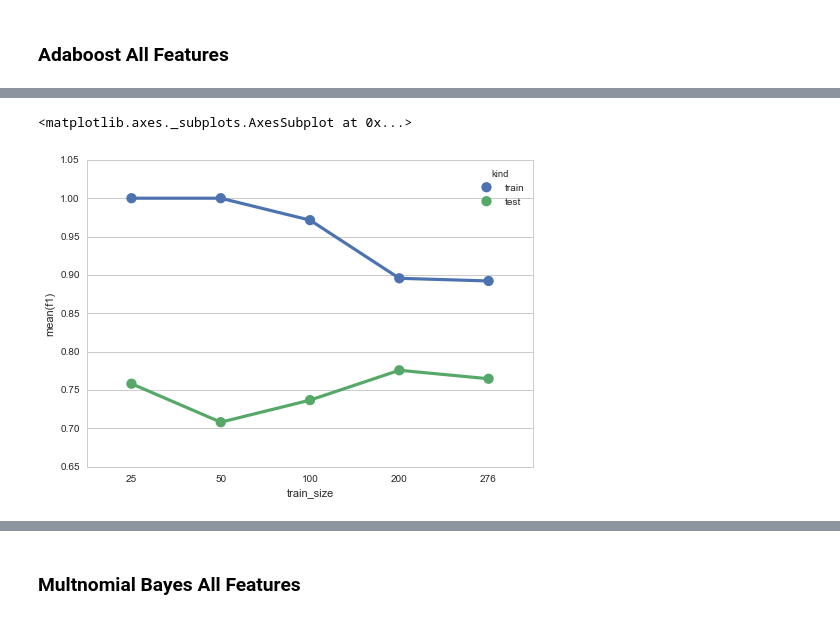
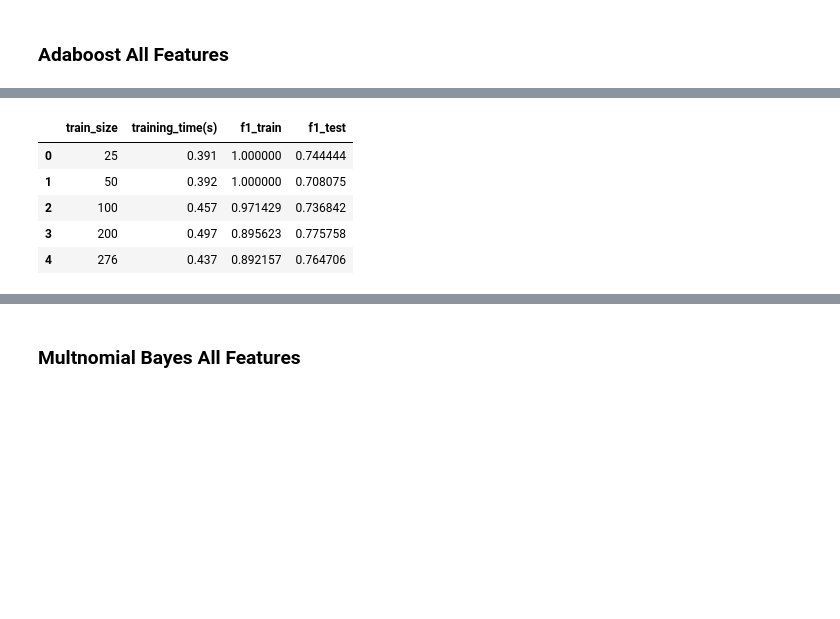
Before and after one commit to baumanab/Udacity_MachineLearningEngineer_ND, a Jupyter notebook: projects/student_intervention/student_intervention.ipynb, the cells around one changed output, grey strips where cells are left out. Drawn from its saved outputs; the diff is of its cells as text; code cells hidden in the pictures; blank space fills up the shorter version.

```diff
--- a/projects/student_intervention/student_intervention.ipynb
+++ b/projects/student_intervention/student_intervention.ipynb
@@ -493,5 +490,10 @@ melted
-# %%
-sns.pointplot(x= 'train_size', y= 'f1', hue= 'kind', data = melted)
-# %% [output]
-<matplotlib.axes._subplots.AxesSubplot at 0x...>
-[figure, removed]
+# %%
+adaboost_metrics = build_clf_metrics_table(metrics)
+adaboost_metrics
+# %% [output]
+|  | train_size | training_time(s) | f1_train | f1_test |
+| 0 | 25 | 0.391 | 1.000000 | 0.744444 |
+| 1 | 50 | 0.392 | 1.000000 | 0.708075 |
+| 2 | 100 | 0.457 | 0.971429 | 0.736842 |
+| 3 | 200 | 0.497 | 0.895623 | 0.775758 |
+| 4 | 276 | 0.437 | 0.892157 | 0.764706 |
```
Also changed, not shown: parts of 23 cells of this notebook.
